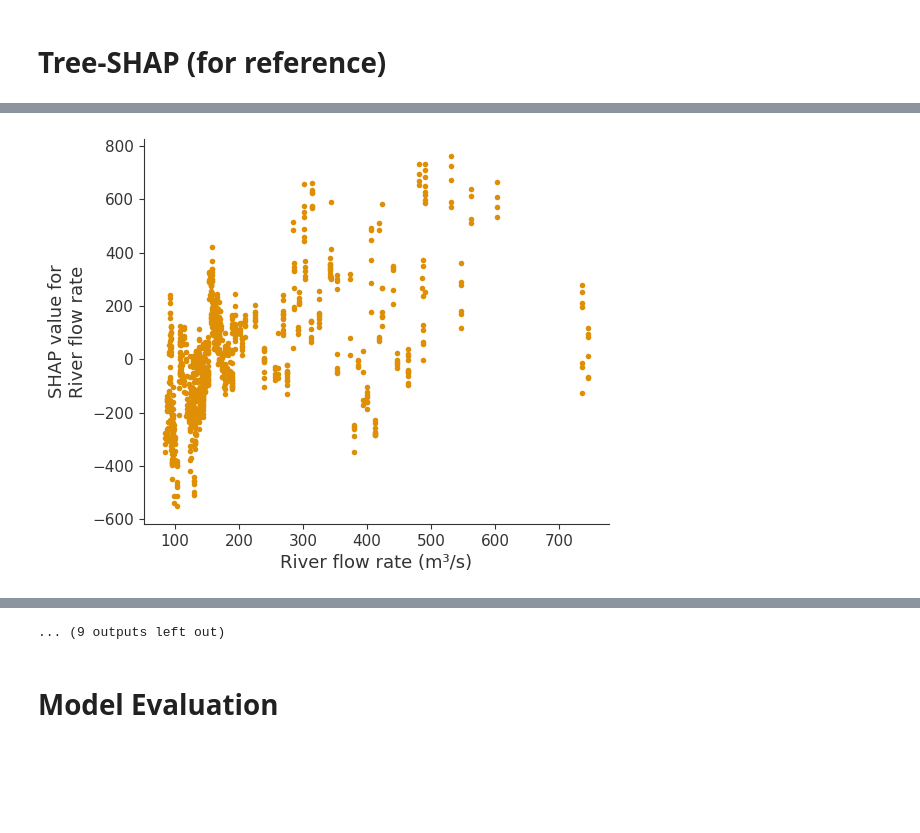
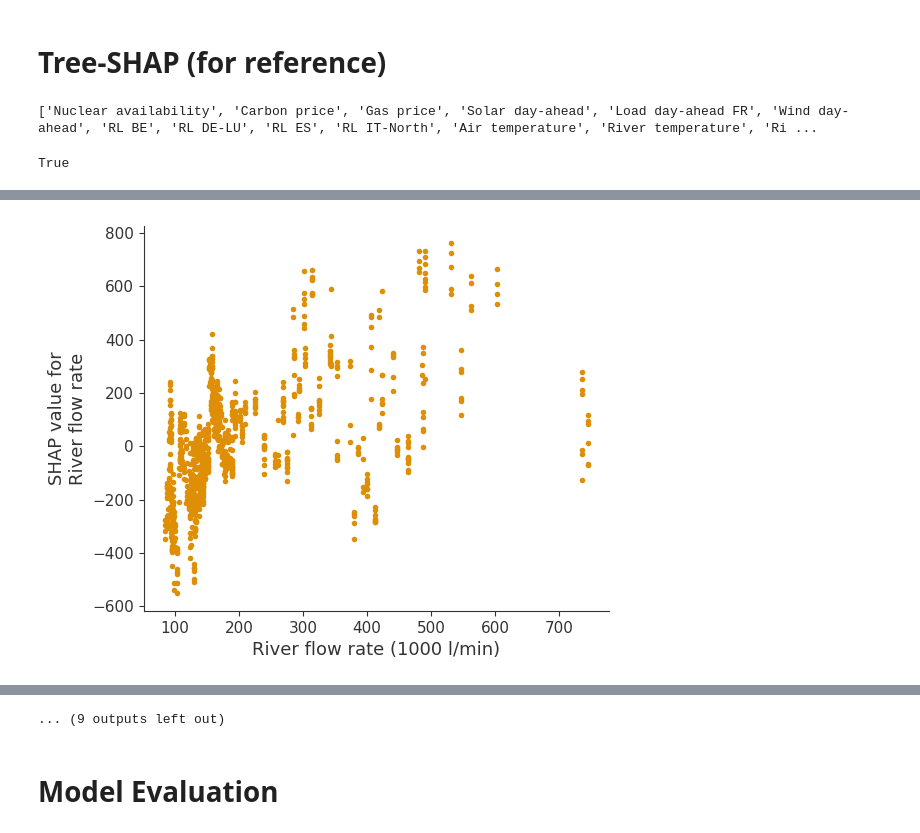
Before and after one commit to ulrich-oberhofer/Understanding-the-European-energy-crisis-through-structural-causal-models, a Jupyter notebook: shapley-flow/05_gbt_evaluation.ipynb, the cells around one changed output, grey strips where cells are left out. Drawn from its saved outputs; the diff is of its cells as text; code cells hidden in the pictures; blank space fills up the shorter version.

Commit message:
added unit on y-axis for dependence plots

```diff
--- a/shapley-flow/05_gbt_evaluation.ipynb
+++ b/shapley-flow/05_gbt_evaluation.ipynb
@@ -266,9 +273,17 @@ for model_index in range(3):
     explainer = shap.TreeExplainer(model, data=bg, feature_perturbation='interventional')
     shap_values = explainer.shap_values(fg)
     shap_values_list.append(shap_values)
+# %%
+print(bg.columns.tolist())
+# %% [output]
+['Nuclear availability', 'Carbon price', 'Gas price', 'Solar day-ahead', 'Load day-ahead FR', 'Wind day-ahead', 'RL BE', 'RL DE-LU', 'RL ES', 'RL IT-North', 'Air temperature', 'River temperature', 'Ri ...
+# %%
+'River flow rate' in ['River flow rate', 'Nuclear availability', 'ROR generation', 'Load day-ahead FR']
+# %% [output]
+True
 # %%
 title_dict = {
-    'River flow rate': 'River flow rate (m³/s)',
+    'River flow rate': 'River flow rate (1000 l/min)',
     'Nuclear availability': 'Nuclear availability (GW)',
     'ROR generation': 'ROR generation (GW)',
     'Air temperature': 'Air temperature (°C)',
@@ -308,10 +323,10 @@ for i, shap_values in enumerate(shap_values_list):
 [figure]
 [figure]
 [figure]
 [figure]
 [figure]
 [figure]
-[figure, old version]
+[figure, new version]
 [figure]
 [figure]
 [figure]
```
Also changed, not shown: parts of 8 cells of this notebook, 1 other file.
